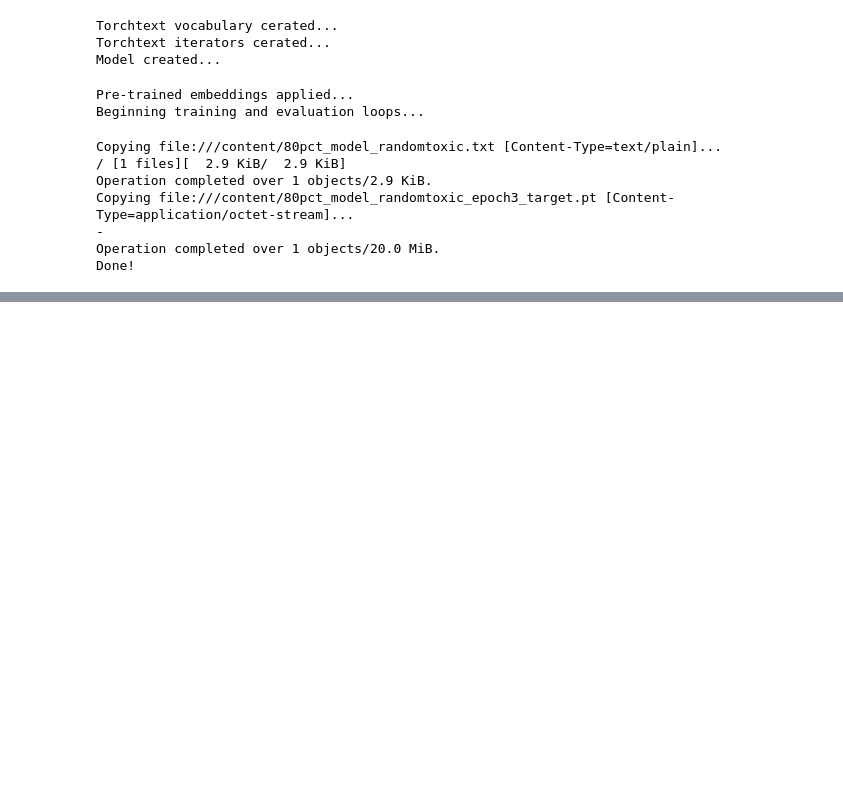
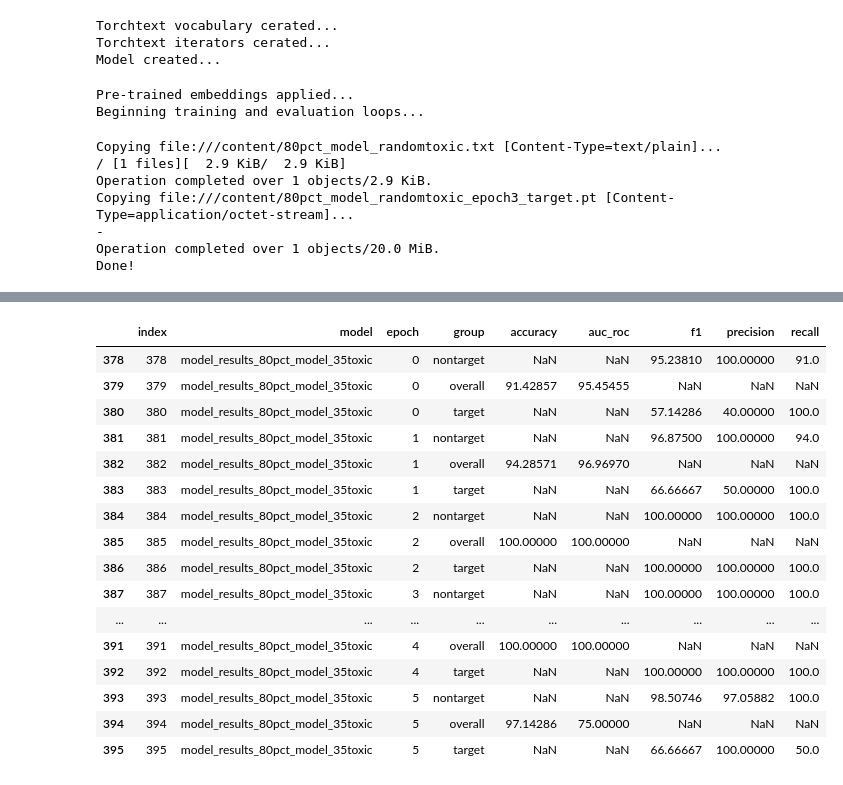
Before and after one commit to natashamathur/no_hate_all_love, a Jupyter notebook: test_lstm.ipynb, the cells around one changed output, grey strips where cells are left out. Saved outputs shown, nothing was run; the diff lists cells and outputs as text; code cells hidden in the pictures; blank space fills up the shorter version.

```diff
--- a/test_lstm.ipynb
+++ b/test_lstm.ipynb
@@ -1059,0 +1140,20 @@ Done!
+# %%
+results_df[results_df.model == 'model_results_80pct_model_35toxic']
+# %% [output]
+|  | index | model | epoch | group | accuracy | auc_roc | f1 | precision | recall |
+| 378 | 378 | model_results_80pct_model_35toxic | 0 | nontarget | NaN | NaN | 95.23810 | 100.00000 | 91.0 |
+| 379 | 379 | model_results_80pct_model_35toxic | 0 | overall | 91.42857 | 95.45455 | NaN | NaN | NaN |
+| 380 | 380 | model_results_80pct_model_35toxic | 0 | target | NaN | NaN | 57.14286 | 40.00000 | 100.0 |
+| 381 | 381 | model_results_80pct_model_35toxic | 1 | nontarget | NaN | NaN | 96.87500 | 100.00000 | 94.0 |
+| 382 | 382 | model_results_80pct_model_35toxic | 1 | overall | 94.28571 | 96.96970 | NaN | NaN | NaN |
+| 383 | 383 | model_results_80pct_model_35toxic | 1 | target | NaN | NaN | 66.66667 | 50.00000 | 100.0 |
+| 384 | 384 | model_results_80pct_model_35toxic | 2 | nontarget | NaN | NaN | 100.00000 | 100.00000 | 100.0 |
+| 385 | 385 | model_results_80pct_model_35toxic | 2 | overall | 100.00000 | 100.00000 | NaN | NaN | NaN |
+| 386 | 386 | model_results_80pct_model_35toxic | 2 | target | NaN | NaN | 100.00000 | 100.00000 | 100.0 |
+| 387 | 387 | model_results_80pct_model_35toxic | 3 | nontarget | NaN | NaN | 100.00000 | 100.00000 | 100.0 |
+| ... | ... | ... | ... | ... | ... | ... | ... | ... | ... |
+| 391 | 391 | model_results_80pct_model_35toxic | 4 | overall | 100.00000 | 100.00000 | NaN | NaN | NaN |
+| 392 | 392 | model_results_80pct_model_35toxic | 4 | target | NaN | NaN | 100.00000 | 100.00000 | 100.0 |
+| 393 | 393 | model_results_80pct_model_35toxic | 5 | nontarget | NaN | NaN | 98.50746 | 97.05882 | 100.0 |
+| 394 | 394 | model_results_80pct_model_35toxic | 5 | overall | 97.14286 | 75.00000 | NaN | NaN | NaN |
+| 395 | 395 | model_results_80pct_model_35toxic | 5 | target | NaN | NaN | 66.66667 | 100.00000 | 50.0 |
```
Also changed, not shown: parts of 15 cells of this notebook.
